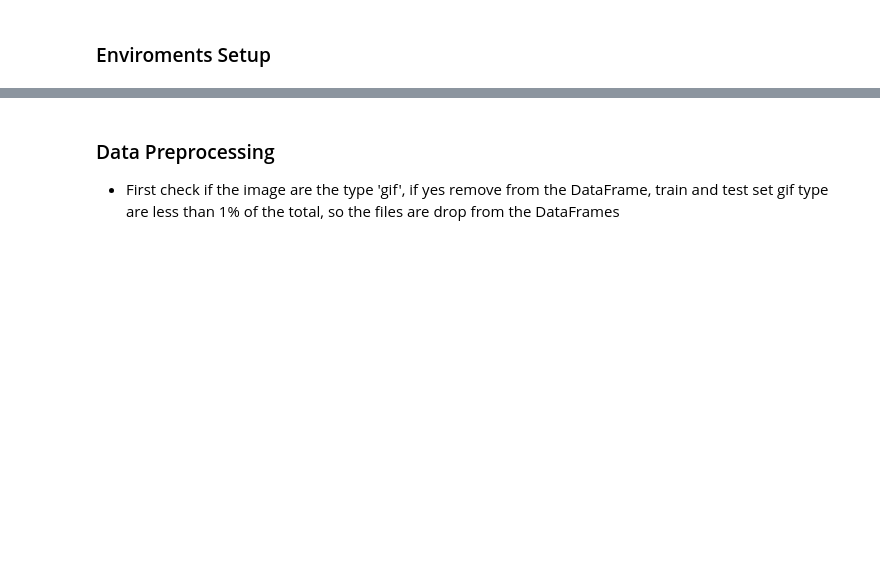
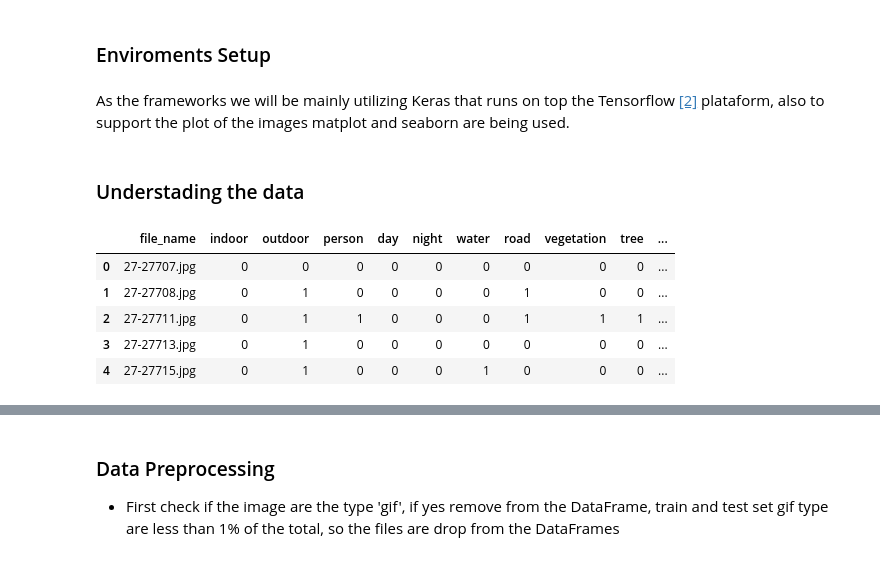
Before and after one commit to lsromao/MachineLearningProject, a Jupyter notebook: ML Final Project.ipynb, the cells around one changed output, grey strips where cells are left out. Cells and saved outputs as stored; diff of their text form; code cells hidden in the pictures; blank space fills up the shorter version.

```diff
--- a/ML Final Project.ipynb
+++ b/ML Final Project.ipynb
@@ -6,3 +15,5 @@
 # %% [markdown]
 ### Enviroments Setup
+# %% [markdown]
+As the frameworks we will be mainly utilizing Keras that runs on top the Tensorflow [[2]](#2) plataform, also to support the plot of the images matplot and seaborn are being used.
 # %%
@@ -33,2 +40,4 @@ from tensorflow.keras.callbacks import EarlyStopping, ReduceLROnPlateau, ModelCh
 from sklearn.model_selection import train_test_split
+# %% [markdown]
+### Understading the data
 # %%
@@ -36,0 +47,14 @@ test_pics_dir = '/home/lucas/Documents/ML_FinalProject/test/test/'
+# %%
+test_df = pd.read_csv('test/test.anno.txt', sep=" ")
+labels = test_df.columns
+file_names = test_df['file_name']
+#test_df['file_name'] = test_df['file_name'].apply(lambda x: os.path.join(test_pics_dir, x))
+#test_df['classes'] = test_df.loc[:, (test_df.columns != 'file_name')].values.tolist()
+test_df.head()
+# %% [output]
+|  | file_name | indoor | outdoor | person | day | night | water | road | vegetation | tree | ... |
+| 0 | 27-27707.jpg | 0 | 0 | 0 | 0 | 0 | 0 | 0 | 0 | 0 | ... |
+| 1 | 27-27708.jpg | 0 | 1 | 0 | 0 | 0 | 0 | 1 | 0 | 0 | ... |
+| 2 | 27-27711.jpg | 0 | 1 | 1 | 0 | 0 | 0 | 1 | 1 | 1 | ... |
+| 3 | 27-27713.jpg | 0 | 1 | 0 | 0 | 0 | 0 | 0 | 0 | 0 | ... |
+| 4 | 27-27715.jpg | 0 | 1 | 0 | 0 | 0 | 1 | 0 | 0 | 0 | ... |
```
Also changed, not shown: parts of 91 cells of this notebook.
